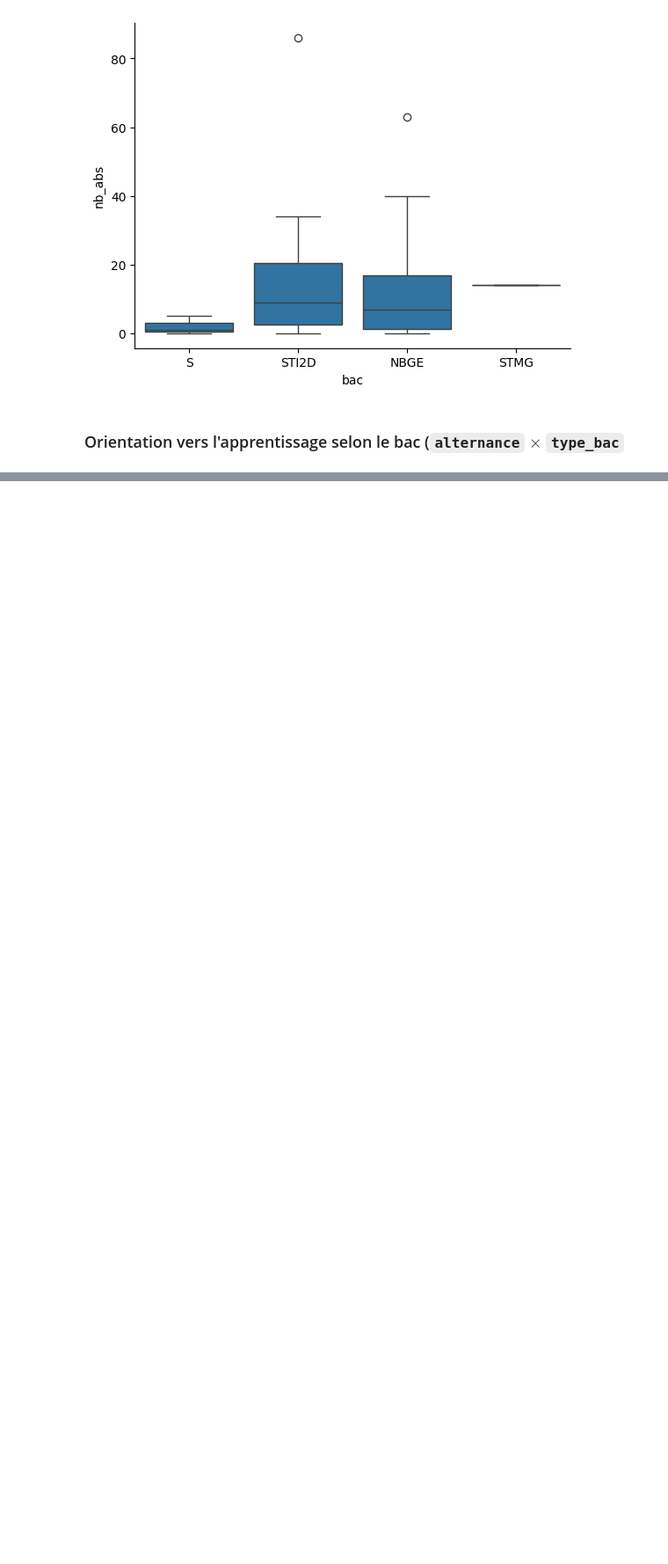
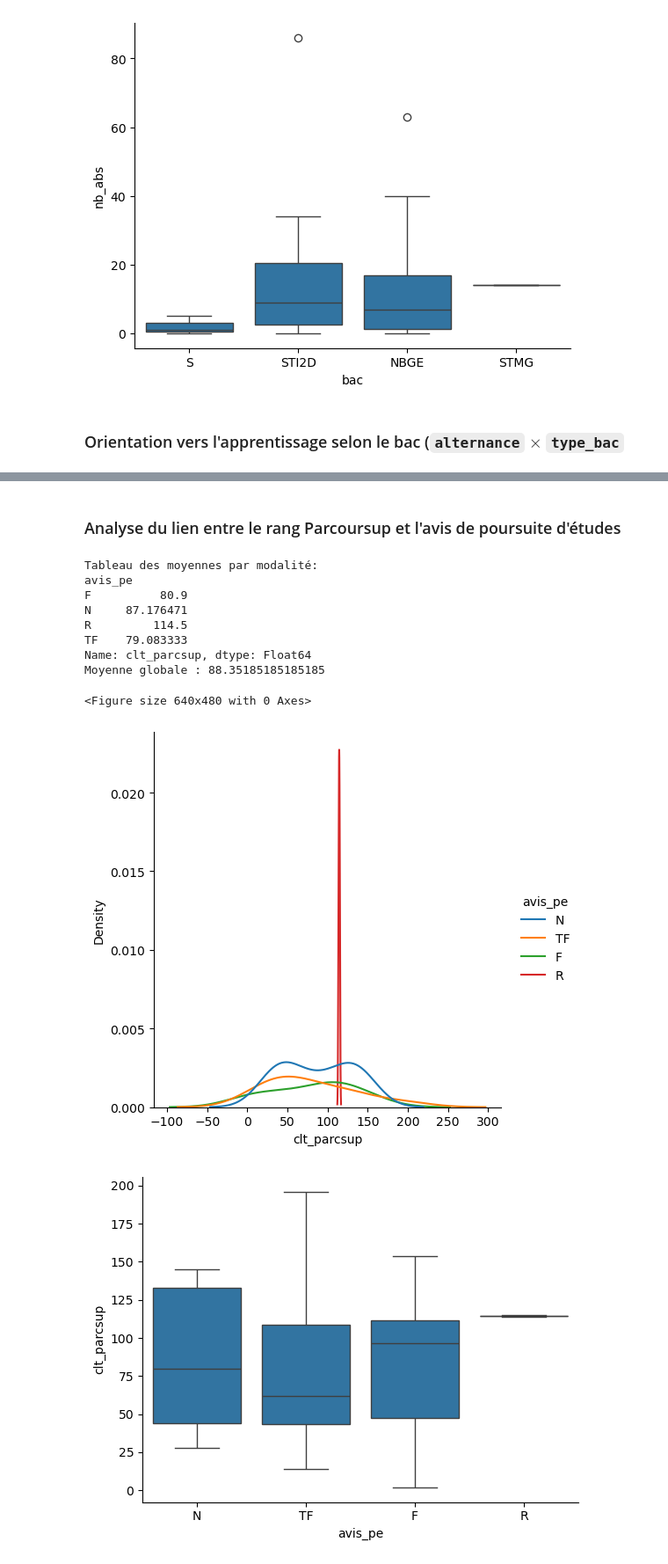
Before and after one commit to SAEIUTBUT1/SAE2.4-Maths, a Jupyter notebook: analyse.ipynb, the cells around one changed output, grey strips where cells are left out. Shown at 88% size. Cells and saved outputs as stored; diff of their text form; code cells hidden in the pictures; blank space fills up the shorter version.

```diff
--- a/analyse.ipynb
+++ b/analyse.ipynb
@@ -1241,0 +1352,16 @@ NameError: name 'df' is not defined
+# %% [markdown]
+### Analyse du lien entre le rang Parcoursup et l'avis de poursuite d'études
+# %%
+analyse_bivariee_quant_qual(df_resultats, col_quant='clt_parcsup', col_qual='avis_pe', type_quant='continue')
+# %% [output]
+Tableau des moyennes par modalité:
+avis_pe
+F          80.9
+N     87.176471
+R         114.5
+TF    79.083333
+Name: clt_parcsup, dtype: Float64
+Moyenne globale : 88.35185185185185
+<Figure size 640x480 with 0 Axes>
+[figure, added]
+[figure, added]
```
Also changed, not shown: parts of 32 cells of this notebook, 1 other file.
